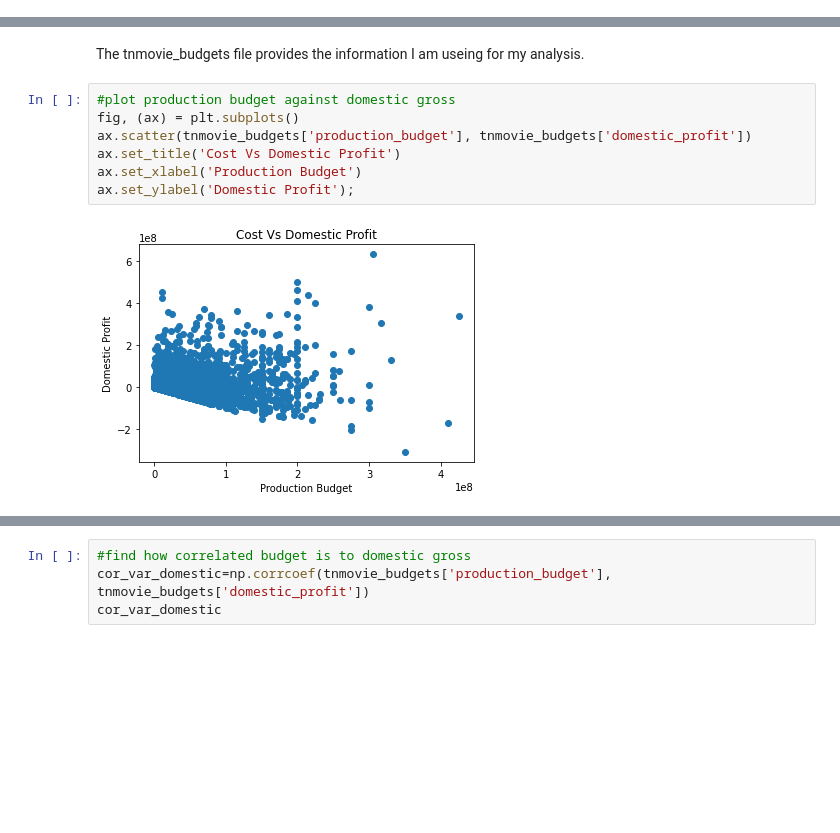
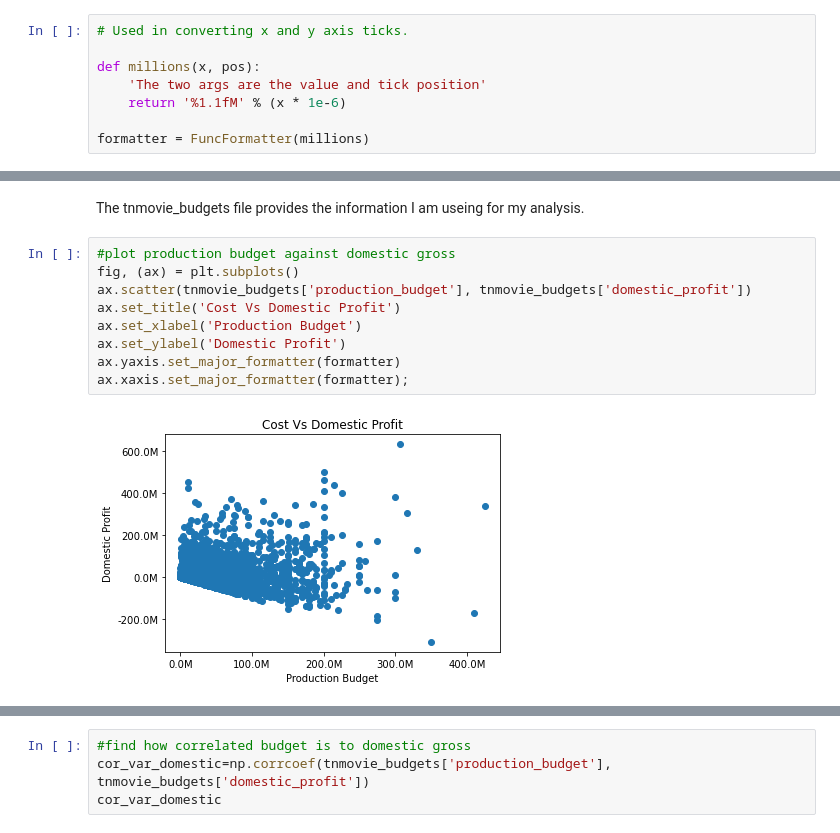
Before and after one commit to meowkaiser/STRONGEST_Project1, a Jupyter notebook: Final_notebook.ipynb, the cells around one changed output, grey strips where cells are left out. Drawn from its saved outputs; the diff is of its cells as text; blank space fills up the shorter version.

Commit message:
touched up graphs by removing scientific notation

```diff
--- a/Final_notebook.ipynb
+++ b/Final_notebook.ipynb
@@ -14,4 +16,12 @@ import matplotlib.pyplot as plt
 import numpy as np
+# %%
+# Used in converting x and y axis ticks.
+
+def millions(x, pos):
+    'The two args are the value and tick position'
+    return '%1.1fM' % (x * 1e-6)
+
+formatter = FuncFormatter(millions)
 # %%
 # This was very helpful in pulling in all the IMDB datasets without having to
 # refer back to the project information.
@@ -1275,12 +1351,14 @@ The tnmovie_budgets file provides the information I am useing for my analysis.
 # %%
 #plot production budget against domestic gross
 fig, (ax) = plt.subplots()
 ax.scatter(tnmovie_budgets['production_budget'], tnmovie_budgets['domestic_profit'])
 ax.set_title('Cost Vs Domestic Profit')
 ax.set_xlabel('Production Budget')
-ax.set_ylabel('Domestic Profit');
+ax.set_ylabel('Domestic Profit')
+ax.yaxis.set_major_formatter(formatter)
+ax.xaxis.set_major_formatter(formatter);
 # %% [output]
-[figure, old version]
+[figure, new version]
 # %%
 #plot production budget against worldwide gross
 fig, (ax) = plt.subplots()
```
Also changed, not shown: parts of 13 cells of this notebook.
